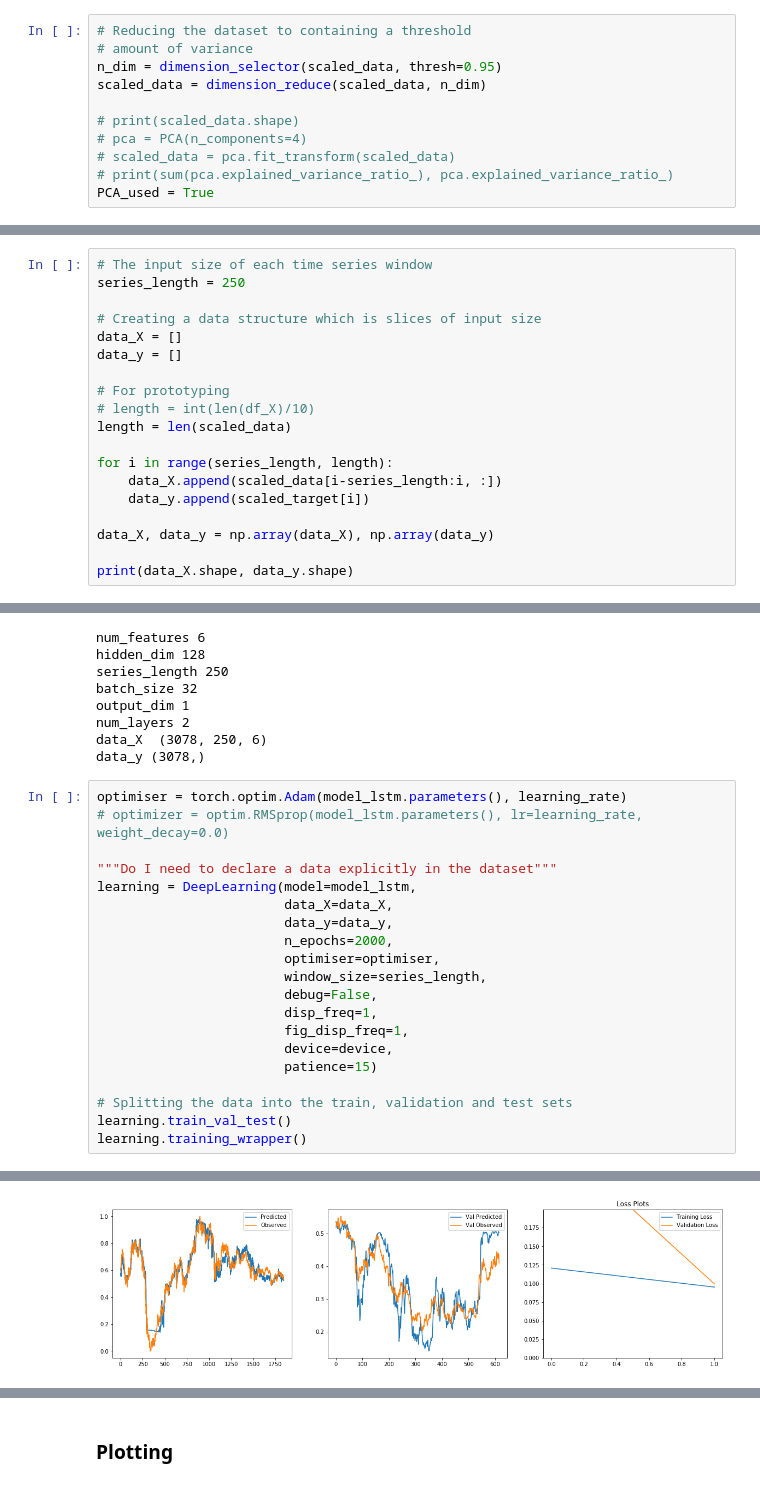
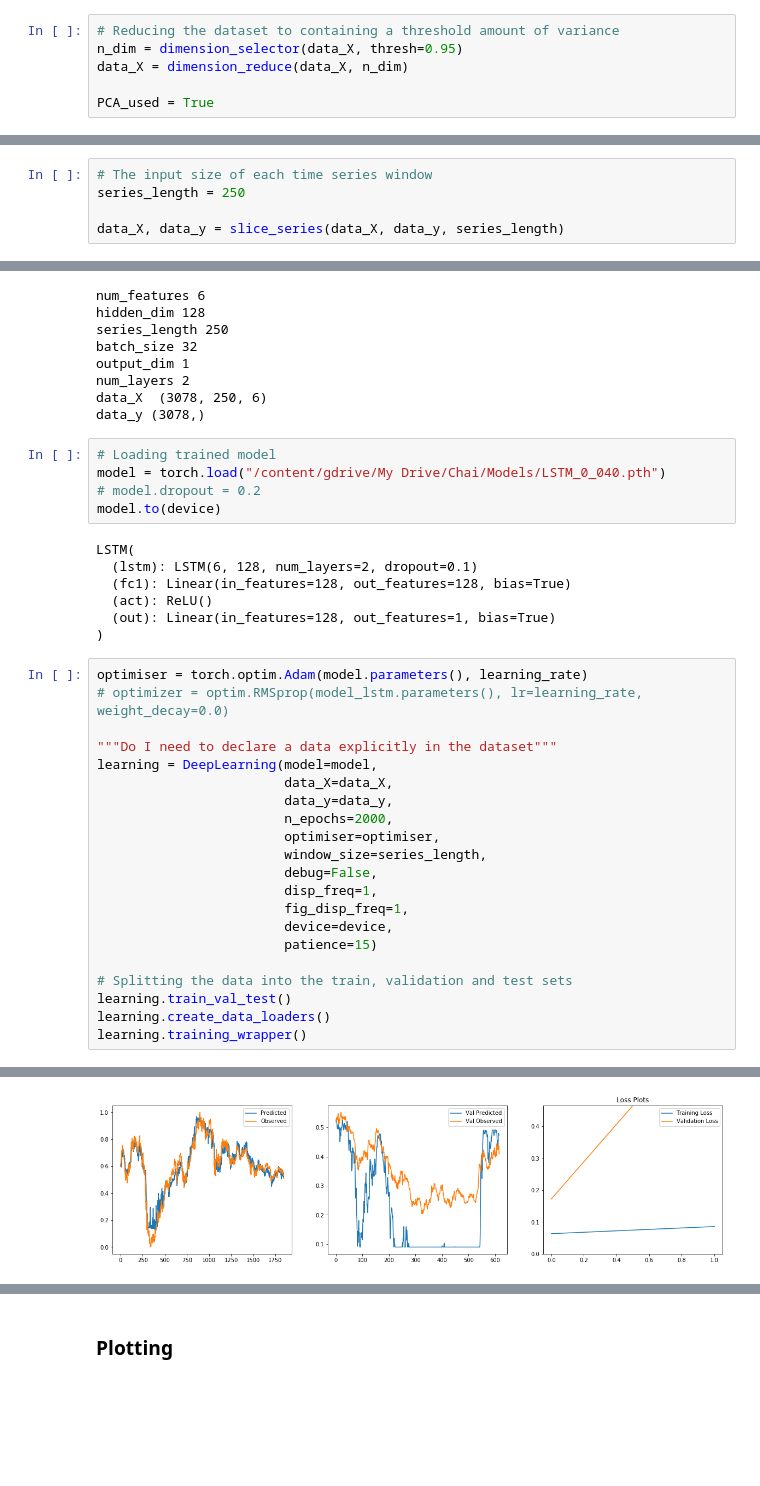
Before and after one commit to msc-acse/acse-9-independent-research-project-OliverJBoom, a Jupyter notebook: Src/LSTM.ipynb, the cells around one changed output, grey strips where cells are left out. Drawn from its saved outputs; the diff is of its cells as text; blank space fills up the shorter version.

```diff
--- a/Src/LSTM.ipynb
+++ b/Src/LSTM.ipynb
@@ -193,13 +165,8 @@ print(scaled_target.shape)
 # %%
-# Reducing the dataset to containing a threshold
-# amount of variance
-n_dim = dimension_selector(scaled_data, thresh=0.95)
-scaled_data = dimension_reduce(scaled_data, n_dim)
+# Reducing the dataset to containing a threshold amount of variance
+n_dim = dimension_selector(data_X, thresh=0.95)
+data_X = dimension_reduce(data_X, n_dim)
 
-# print(scaled_data.shape)
-# pca = PCA(n_components=4)
-# scaled_data = pca.fit_transform(scaled_data)
-# print(sum(pca.explained_variance_ratio_), pca.explained_variance_ratio_)
 PCA_used = True
 # %% [output]
 Number of dimensions: 6
@@ -207,22 +174,3 @@ Explained Variance: [0.49030338 0.23270694 0.1439148  0.04789975 0.02769706 0.02
 Explained Variance Sum: 0.9645170286882985
 # %% [markdown]
 ### Chunking Series into Windows
-# %%
-# The input size of each time series window
-series_length = 250
-
-# Creating a data structure which is slices of input size
-data_X = []
-data_y = []
-
-# For prototyping
-# length = int(len(df_X)/10)
-length = len(scaled_data)
-
-for i in range(series_length, length):
-    data_X.append(scaled_data[i-series_length:i, :])
-    data_y.append(scaled_target[i])
-
-data_X, data_y = np.array(data_X), np.array(data_y)
-
-print(data_X.shape, data_y.shape)
@@ -231,3 +177,8 @@ print(data_X.shape, data_y.shape)
+# %%
+# The input size of each time series window
+series_length = 250
+
+data_X, data_y = slice_series(data_X, data_y, series_length)
 # %% [markdown]
 ### Class for LSTM deep learning
 # %%
@@ -681,12 +591,24 @@ output_dim 1
 num_layers 2
 data_X  (3078, 250, 6)
 data_y (3078,)
+# %%
+# Loading trained model
+model = torch.load("/content/gdrive/My Drive/Chai/Models/LSTM_0_040.pth")
+# model.dropout = 0.2
+model.to(device)
+# %% [output]
+LSTM(
+  (lstm): LSTM(6, 128, num_layers=2, dropout=0.1)
+  (fc1): Linear(in_features=128, out_features=128, bias=True)
+  (act): ReLU()
+  (out): Linear(in_features=128, out_features=1, bias=True)
+)
 # %%
-optimiser = torch.optim.Adam(model_lstm.parameters(), learning_rate)
+optimiser = torch.optim.Adam(model.parameters(), learning_rate)
 # optimizer = optim.RMSprop(model_lstm.parameters(), lr=learning_rate, weight_decay=0.0)
 
 """Do I need to declare a data explicitly in the dataset"""
-learning = DeepLearning(model=model_lstm,
+learning = DeepLearning(model=model,
                         data_X=data_X,
                         data_y=data_y,
                         n_epochs=2000,
@@ -700,6 +622,7 @@ learning = DeepLearning(model=model_lstm,
 
 # Splitting the data into the train, validation and test sets
 learning.train_val_test()
+learning.create_data_loaders()
 learning.training_wrapper()
 # %% [output]
 inf
@@ -712 +635 @@ Epoch: 1 Train MSE: 0.09516 Val MSE: 0.09937  Time: 17.172
-[figure, old version]
+[figure, new version]
```
Also changed, not shown: parts of 24 cells of this notebook, 2 other files.
